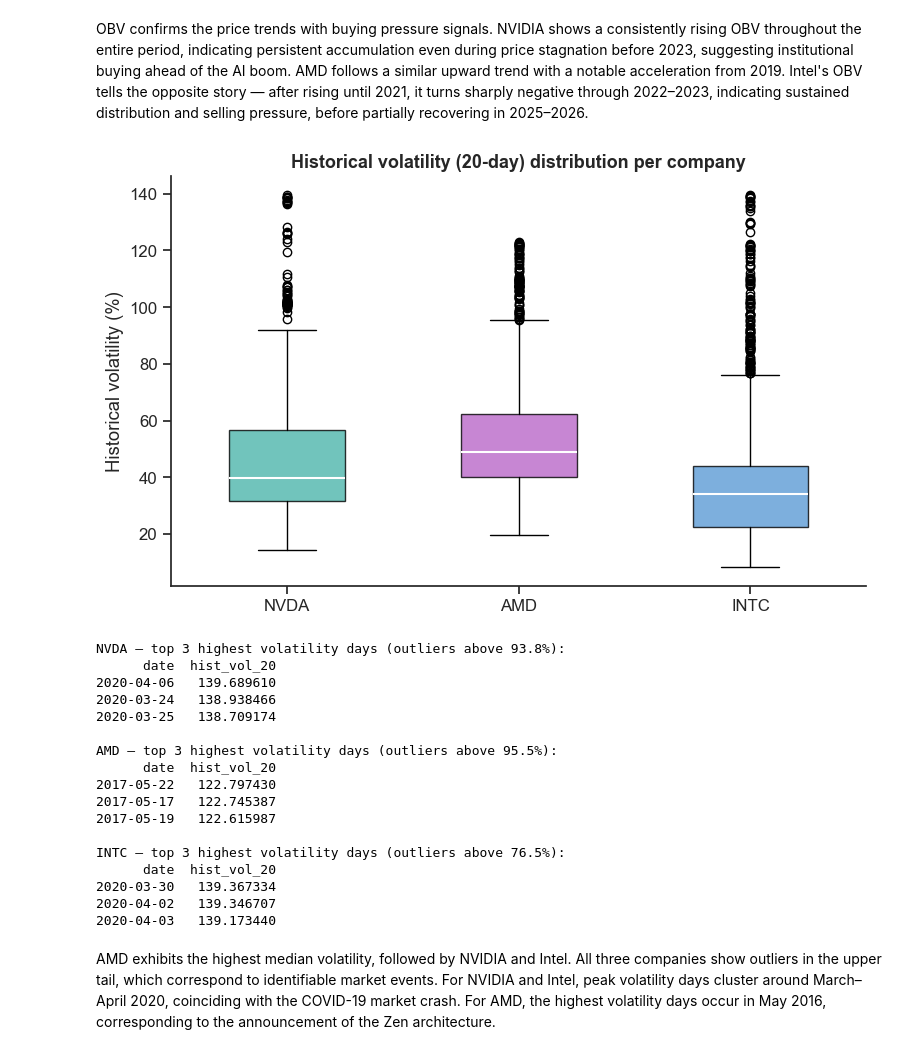
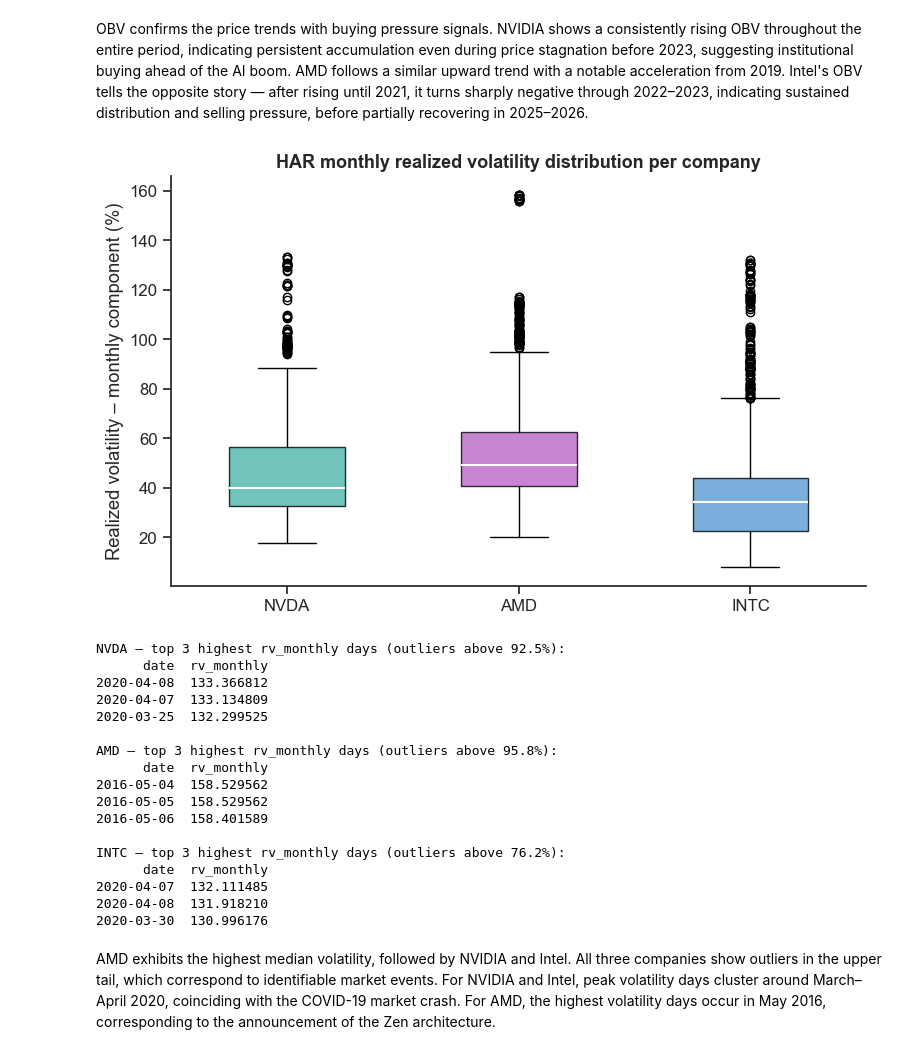
Before and after one commit to gaga1307/nlp_stock_market, a Jupyter notebook: 03_yahoo_finance_and_technical_analysis.ipynb, the cells around one changed output. Drawn from its saved outputs; the diff is of its cells as text; code cells hidden in the pictures.

```diff
--- a/03_yahoo_finance_and_technical_analysis.ipynb
+++ b/03_yahoo_finance_and_technical_analysis.ipynb
@@ -41,13 +41,13 @@ def download_price_data(tickers: list[str], start: str, end: str) -> pd.DataFram
 
     Returns:
         DataFrame with columns: date, ticker, open, high, low,
-        close, adj_close, volume.
+        close, volume.
     """
     all_data = []
 
     for ticker in tickers:
         print(f"Downloading {ticker}...")
-        raw = yf.download(ticker, start=start, end=end, auto_adjust=False, progress=False)
+        raw = yf.download(ticker, start=start, end=end, auto_adjust=True, progress=False)
 
         if raw.empty:
             print(f"  No data returned for {ticker}.")
@@ -57,12 +57,10 @@ def download_price_data(tickers: list[str], start: str, end: str) -> pd.DataFram
         raw.columns = [col[0].lower() if isinstance(col, tuple) else col.lower()
                        for col in raw.columns]
 
-        raw = raw.rename(columns={"adj close": "adj_close"})
         raw["ticker"] = ticker
         raw["date"]   = pd.to_datetime(raw["date"]).dt.date
 
-        all_data.append(raw[["date", "ticker", "open", "high", "low",
-                              "close", "adj_close", "volume"]])
+        all_data.append(raw[["date", "ticker", "open", "high", "low","close", "volume"]])
         print(f"  {len(raw)} trading days downloaded.")
 
     df = pd.concat(all_data, ignore_index=True)
@@ -385,33 +304,33 @@ Together, these targets enable the evaluation of whether public sentiment contri
 # %%
-def add_targets(df: pd.DataFrame, volatility_window: int = 10) -> pd.DataFrame:
+def add_targets(df: pd.DataFrame, volatility_window: int = 5) -> pd.DataFrame:
     """
     Add prediction targets per ticker.
 
     target_direction:
         1 if next-day close > today's close, otherwise 0.
 
-    target_volatility_10d:
-        Realized volatility over the next 10 trading days,
+    target_log_volatility_5d:
+        Log-transformed realized volatility over the next 5 trading days,
         computed as the annualized standard deviation of
         future daily log returns.
     """
     df = df.copy()
 
     # Direction target
-    next_day_close = df.groupby("ticker")["adj_close"].shift(-1)
+    next_day_close = df.groupby("ticker")["close"].shift(-1)
 
     df["target_direction"] = (
-        next_day_close > df["adj_close"]
+        next_day_close > df["close"]
     ).astype(int)
 
     # Daily log returns
     log_returns = (
-        df.groupby("ticker")["adj_close"]
+        df.groupby("ticker")["close"]
           .transform(lambda x: np.log(x / x.shift(1)))
     )
 
     # Future realized volatility
-    df["target_volatility_10d"] = (
+    raw_volatility  = (
         log_returns.groupby(df["ticker"])
         .transform(
             lambda x:
@@ -424,6 +343,7 @@ def add_targets(df: pd.DataFrame, volatility_window: int = 10) -> pd.DataFrame:
         * 100
     )
 
+    df["target_log_volatility_5d"] = np.log( raw_volatility )
 
     return df
 
@@ -527,9 +444,9 @@ fig, ax = plt.subplots(figsize=(14, 5))
 for ticker, color in company_colors.items():
     subset = df_final[df_final["ticker"] == ticker].copy()
     subset["date"] = pd.to_datetime(subset["date"])
-    ax.plot(subset["date"], subset["adj_close"], label=ticker, color=color, linewidth=1.2)
+    ax.plot(subset["date"], subset["close"], label=ticker, color=color, linewidth=1.2)
 
-ax.set_title("Adjusted closing price over time", fontsize=13, fontweight="bold")
+ax.set_title("Closing price over time", fontsize=13, fontweight="bold")
 ax.set_ylabel("Price (USD)")
 ax.set_xlabel("Date")
 ax.legend()
@@ -600,7 +517,7 @@ for ax, (ticker, color) in zip(axes, company_colors.items()):
     subset = df_final[df_final["ticker"] == ticker].copy()
     subset["date"] = pd.to_datetime(subset["date"])
 
-    ax.plot(subset["date"], subset["adj_close"], color=color, linewidth=0.8, label="Close")
+    ax.plot(subset["date"], subset["close"], color=color, linewidth=0.8, label="Close")
     ax.plot(subset["date"], subset["bb_middle"], color="gray", linewidth=0.8, linestyle="--", label="Middle band")
     ax.fill_between(subset["date"], subset["bb_lower"], subset["bb_upper"],
                     alpha=0.15, color="gray", label="Band range")
@@ -644,57 +561,57 @@ OBV confirms the price trends with buying pressure signals. NVIDIA shows a consi
 # %%
 fig, ax = plt.subplots(figsize=(8, 5))
 
-data = [df_final[df_final["ticker"] == ticker]["hist_vol_20"]
+data = [df_final[df_final["ticker"] == ticker]["rv_monthly"]
         for ticker in ["NVDA", "AMD", "INTC"]]
 
 bp = ax.boxplot(data, patch_artist=True, widths=0.5,
                 medianprops=dict(color="white", linewidth=1.5))
 
 for patch, color in zip(bp["boxes"], company_colors.values()):
     patch.set_facecolor(color)
     patch.set_alpha(0.8)
 
 ax.set_xticks([1, 2, 3])
 ax.set_xticklabels(["NVDA", "AMD", "INTC"])
-ax.set_ylabel("Historical volatility (%)")
-ax.set_title("Historical volatility (20-day) distribution per company",
+ax.set_ylabel("Realized volatility – monthly component (%)")
+ax.set_title("HAR monthly realized volatility distribution per company",
              fontsize=13, fontweight="bold")
 sns.despine(ax=ax)
 plt.tight_layout()
 plt.show()
 # %% [output]
-[figure, old version]
+[figure, new version]
 # %%
 for ticker in ["NVDA", "AMD", "INTC"]:
-    subset = df_final[df_final["ticker"] == ticker][["date", "hist_vol_20"]].copy()
+    subset = df_final[df_final["ticker"] == ticker][["date", "rv_monthly"]].copy()
 
-    Q1 = subset["hist_vol_20"].quantile(0.25)
-    Q3 = subset["hist_vol_20"].quantile(0.75)
+    Q1 = subset["rv_monthly"].quantile(0.25)
+    Q3 = subset["rv_monthly"].quantile(0.75)
     IQR = Q3 - Q1
     threshold = Q3 + 1.5 * IQR
 
-    outliers = subset[subset["hist_vol_20"] > threshold].sort_values("hist_vol_20", ascending=False)
+    outliers = subset[subset["rv_monthly"] > threshold].sort_values("rv_monthly", ascending=False)
 
-    print(f"\n{ticker} — top 3 highest volatility days (outliers above {threshold:.1f}%):")
-    print(outliers.head(3)[["date", "hist_vol_20"]].to_string(index=False))
+    print(f"\n{ticker} — top 3 highest rv_monthly days (outliers above {threshold:.1f}%):")
+    print(outliers.head(3)[["date", "rv_monthly"]].to_string(index=False))
 # %% [output]
-NVDA — top 3 highest volatility days (outliers above 93.8%):
-      date  hist_vol_20
-2020-04-06   139.689610
-2020-03-24   138.938466
-2020-03-25   138.709174
+NVDA — top 3 highest rv_monthly days (outliers above 92.5%):
+      date  rv_monthly
+2020-04-08  133.366812
+2020-04-07  133.134809
+2020-03-25  132.299525
 
-AMD — top 3 highest volatility days (outliers above 95.5%):
-      date  hist_vol_20
-2017-05-22   122.797430
-2017-05-17   122.745387
-2017-05-19   122.615987
+AMD — top 3 highest rv_monthly days (outliers above 95.8%):
+      date  rv_monthly
+2016-05-04  158.529562
+2016-05-05  158.529562
+2016-05-06  158.401589
 
-INTC — top 3 highest volatility days (outliers above 76.5%):
-      date  hist_vol_20
-2020-03-30   139.367334
-2020-04-02   139.346707
-2020-04-03   139.173440
+INTC — top 3 highest rv_monthly days (outliers above 76.2%):
+      date  rv_monthly
+2020-04-07  132.111485
+2020-04-08  131.918210
+2020-03-30  130.996176
 # %% [markdown]
 AMD exhibits the highest median volatility, followed by NVIDIA and Intel.
 All three companies show outliers in the upper tail, which correspond to
```
Also changed, not shown: parts of 27 cells of this notebook, 6 other files.
